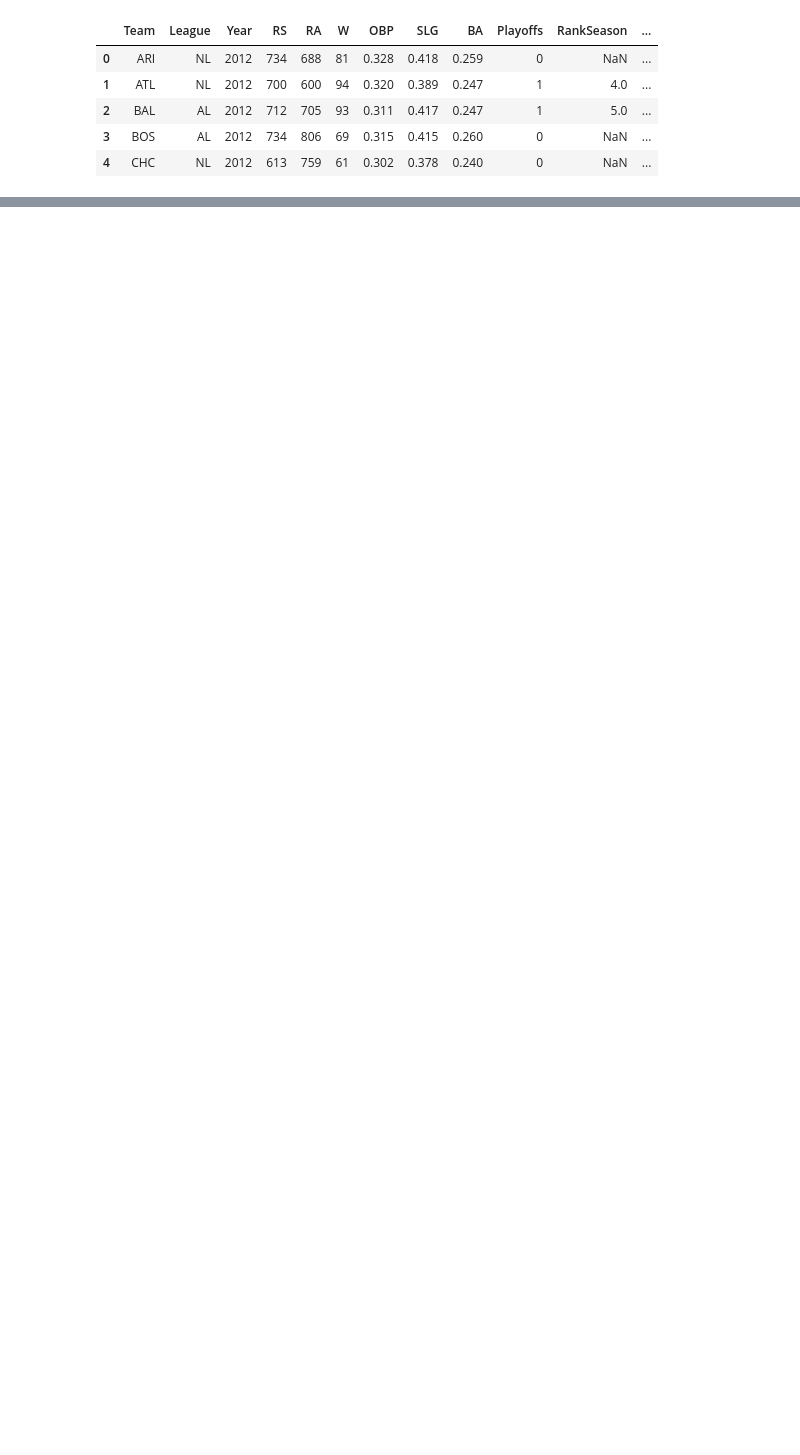
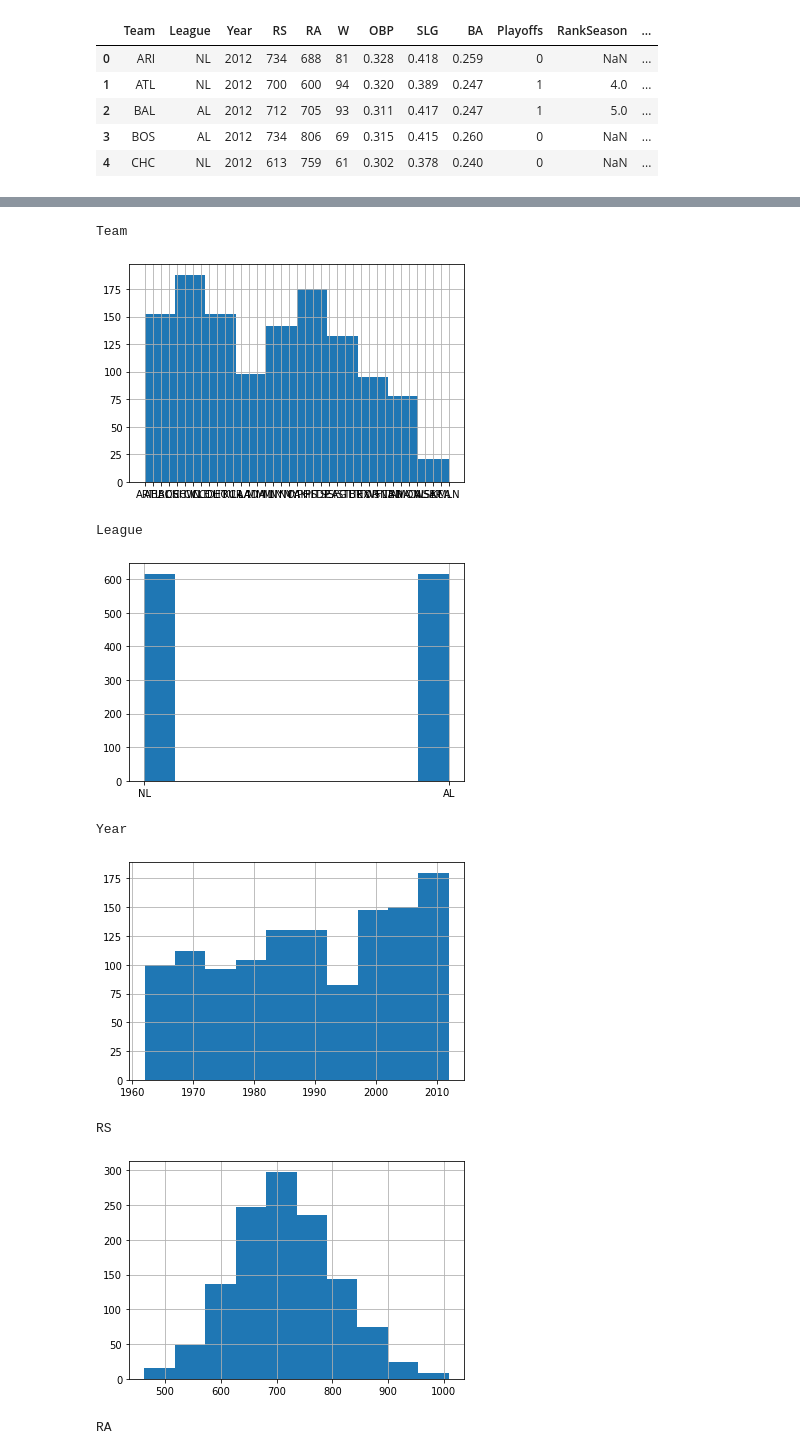
Before and after one commit to paciencia/moneyball_sandbox, a Jupyter notebook: notebooks/Moneyball.ipynb, the cells around one changed output, grey strips where cells are left out. Drawn from its saved outputs; the diff is of its cells as text; code cells hidden in the pictures; blank space fills up the shorter version.

```diff
--- a/notebooks/Moneyball.ipynb
+++ b/notebooks/Moneyball.ipynb
@@ -211,0 +115,15 @@ sns.heatmap(confusion_matrix(y_test,y_pred_knn9), annot=True, fmt='d');
+# %%
+for col in df_raw.columns:
+    print(col)
+    df_raw[col].hist()
+    plt.show();
+# %% [output]
+Team
+[figure, added]
+League
+[figure, added]
+Year
+[figure, added]
+RS
+[figure, added]
+RA
```
Also changed, not shown: parts of 98 cells of this notebook.
